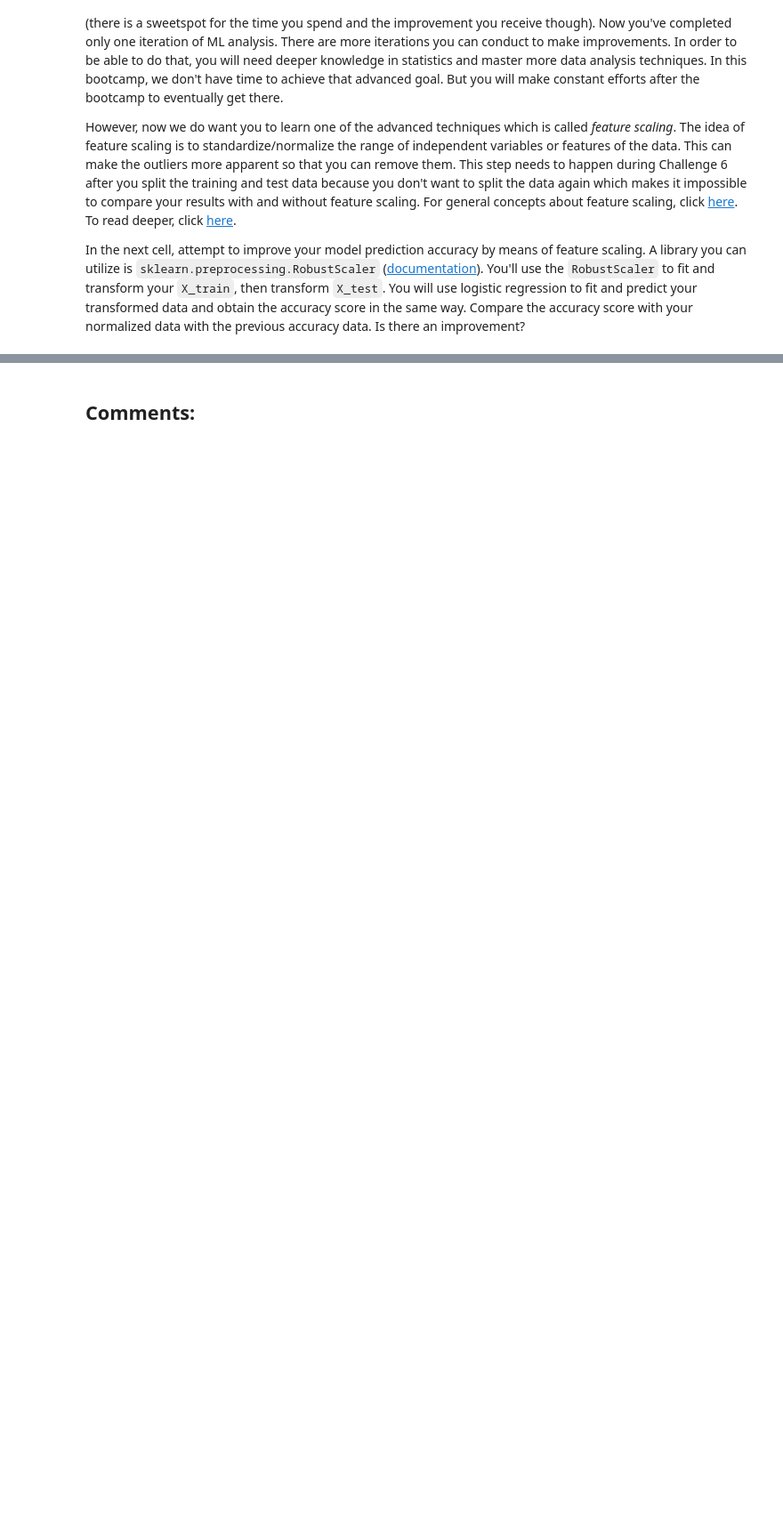
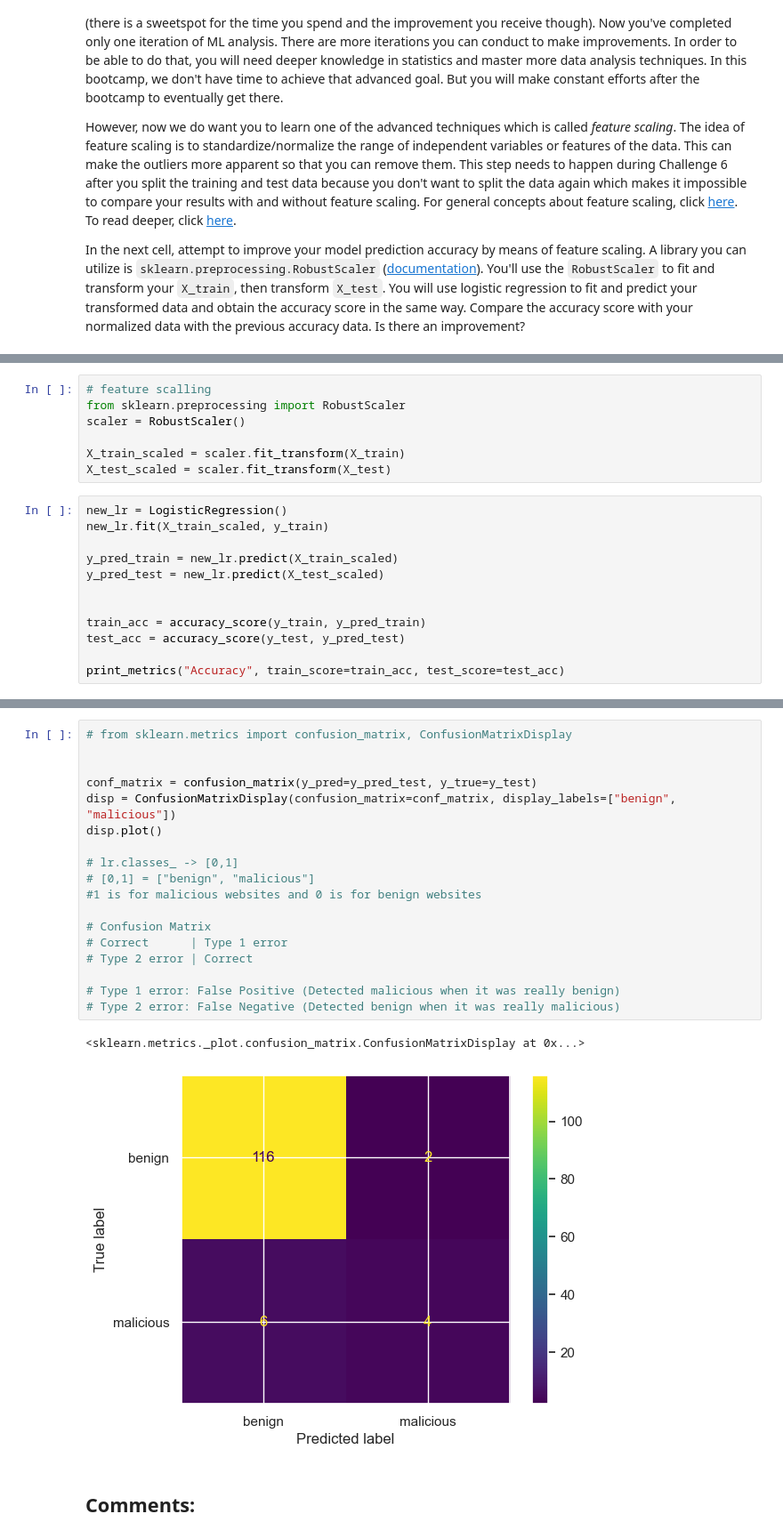
Before and after one commit to ironhack-labs/lab-supervised-learning-en, a Jupyter notebook: your-code/main.ipynb, the cells around one changed output, grey strips where cells are left out. Shown at 89% size. Drawn from its saved outputs; the diff is of its cells as text; blank space fills up the shorter version.

```diff
--- a/your-code/main.ipynb
+++ b/your-code/main.ipynb
@@ -861,0 +860,19 @@ In the next cell, attempt to improve your model prediction accuracy by means of
+# %%
+# feature scalling
+from sklearn.preprocessing import RobustScaler
+scaler = RobustScaler()
+
+X_train_scaled = scaler.fit_transform(X_train)
+X_test_scaled = scaler.fit_transform(X_test)
+# %%
+new_lr = LogisticRegression()
+new_lr.fit(X_train_scaled, y_train)
+
+y_pred_train = new_lr.predict(X_train_scaled)
+y_pred_test = new_lr.predict(X_test_scaled)
+
+
+train_acc = accuracy_score(y_train, y_pred_train)
+test_acc = accuracy_score(y_test, y_pred_test)
+
+print_metrics("Accuracy", train_score=train_acc, test_score=test_acc)
@@ -862,2 +883,23 @@ In the next cell, attempt to improve your model prediction accuracy by means of
+# %%
+# from sklearn.metrics import confusion_matrix, ConfusionMatrixDisplay
+
+
+conf_matrix = confusion_matrix(y_pred=y_pred_test, y_true=y_test)
+disp = ConfusionMatrixDisplay(confusion_matrix=conf_matrix, display_labels=["benign", "malicious"])
+disp.plot()
+
+# lr.classes_ -> [0,1]
+# [0,1] = ["benign", "malicious"]
+#1 is for malicious websites and 0 is for benign websites
+
+# Confusion Matrix
+# Correct      | Type 1 error
+# Type 2 error | Correct
+
+# Type 1 error: False Positive (Detected malicious when it was really benign)
+# Type 2 error: False Negative (Detected benign when it was really malicious)
+# %% [output]
+<sklearn.metrics._plot.confusion_matrix.ConfusionMatrixDisplay at 0x...>
+[figure, added]
 # %% [markdown]
 ## Comments:
```
Also changed, not shown: parts of 4 cells of this notebook.
